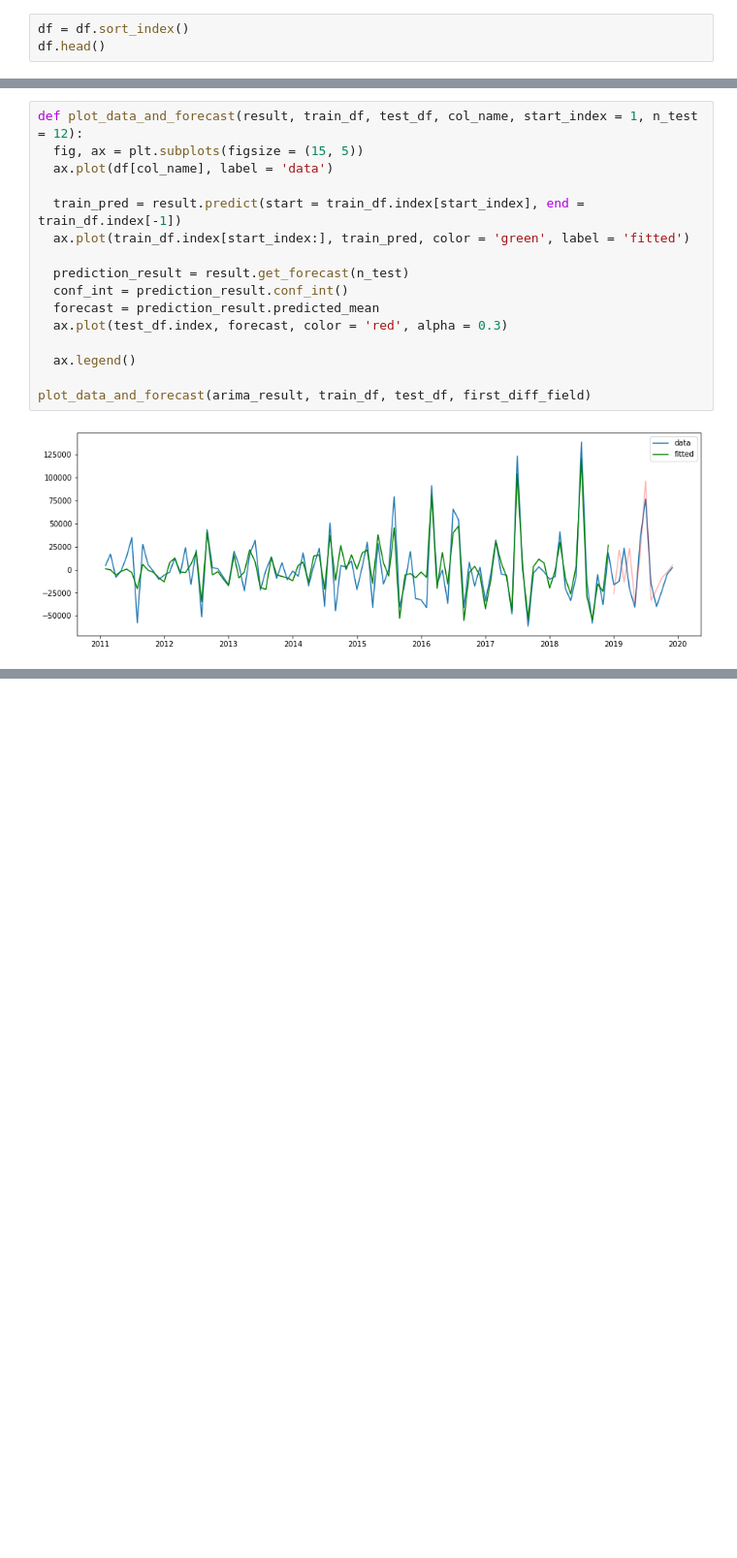
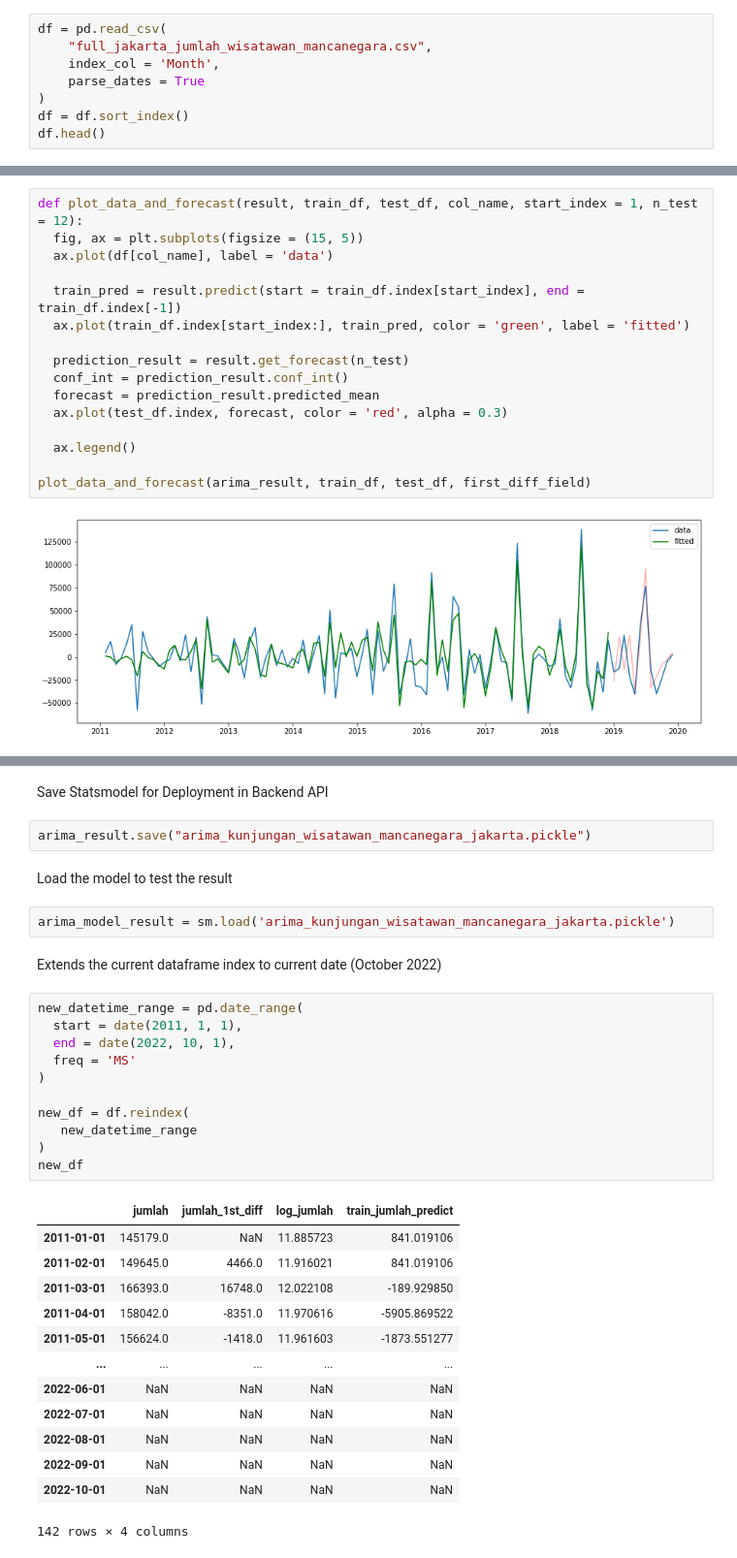
Before and after one commit to MaxZx3000/AI-Compfest-GigaPrime, a Jupyter notebook: artificial-intelligence/time_series_jumlah_wisatawan_mancanegara_jakarta.ipynb, the cells around one changed output, grey strips where cells are left out. Shown at 97% size. Saved outputs shown, nothing was run; the diff lists cells and outputs as text; blank space fills up the shorter version.

Commit message:
Added Model Save and Deployment Code.

```diff
--- a/artificial-intelligence/time_series_jumlah_wisatawan_mancanegara_jakarta.ipynb
+++ b/artificial-intelligence/time_series_jumlah_wisatawan_mancanegara_jakarta.ipynb
@@ -166,6 +149,11 @@ df.head()
 # %% [markdown]
 Menggunakan model ARIMA untuk melakukan modelling pada time series yang dikerjakan.
 # %%
+df = pd.read_csv(
+    "full_jakarta_jumlah_wisatawan_mancanegara.csv",
+    index_col = 'Month',
+    parse_dates = True
+)
 df = df.sort_index()
 df.head()
 # %% [output]
@@ -260,0 +251,35 @@ plot_data_and_forecast(arima_result, train_df, test_df, first_diff_field)
+# %% [markdown]
+Save Statsmodel for Deployment in Backend API
+# %%
+arima_result.save("arima_kunjungan_wisatawan_mancanegara_jakarta.pickle")
+# %% [markdown]
+Load the model to test the result
+# %%
+arima_model_result = sm.load('arima_kunjungan_wisatawan_mancanegara_jakarta.pickle')
+# %% [markdown]
+Extends the current dataframe index to current date (October 2022)
+# %%
+new_datetime_range = pd.date_range(
+  start = date(2011, 1, 1),
+  end = date(2022, 10, 1),
+  freq = 'MS'
+)
+
+new_df = df.reindex(
+   new_datetime_range
+)
+new_df
+# %% [output]
+|  | jumlah | jumlah_1st_diff | log_jumlah | train_jumlah_predict |
+| 2011-01-01 | 145179.0 | NaN | 11.885723 | 841.019106 |
+| 2011-02-01 | 149645.0 | 4466.0 | 11.916021 | 841.019106 |
+| 2011-03-01 | 166393.0 | 16748.0 | 12.022108 | -189.929850 |
+| 2011-04-01 | 158042.0 | -8351.0 | 11.970616 | -5905.869522 |
+| 2011-05-01 | 156624.0 | -1418.0 | 11.961603 | -1873.551277 |
+| ... | ... | ... | ... | ... |
+| 2022-06-01 | NaN | NaN | NaN | NaN |
+| 2022-07-01 | NaN | NaN | NaN | NaN |
+| 2022-08-01 | NaN | NaN | NaN | NaN |
+| 2022-09-01 | NaN | NaN | NaN | NaN |
+| 2022-10-01 | NaN | NaN | NaN | NaN |
+142 rows × 4 columns
```
Also changed, not shown: parts of 4 cells of this notebook.
